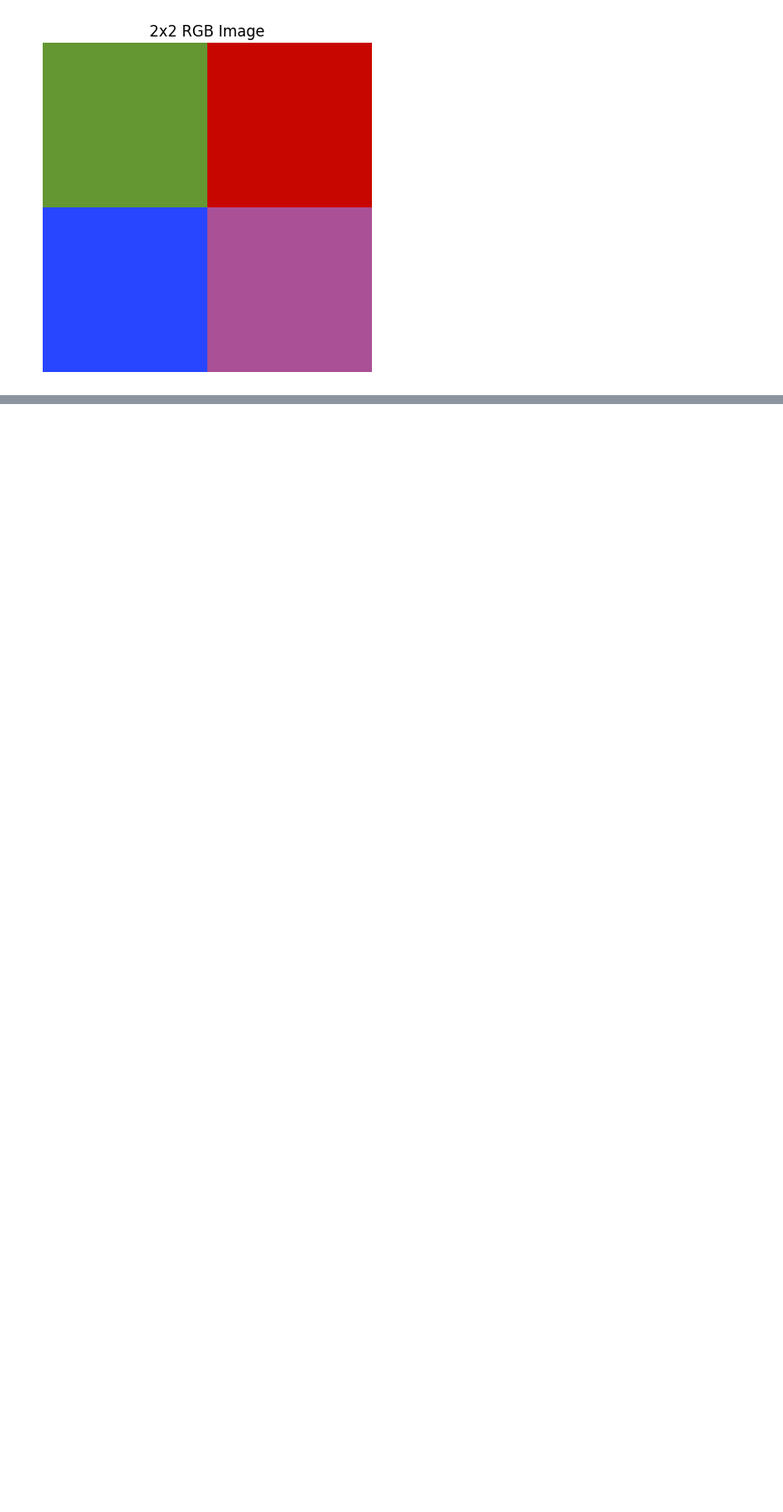
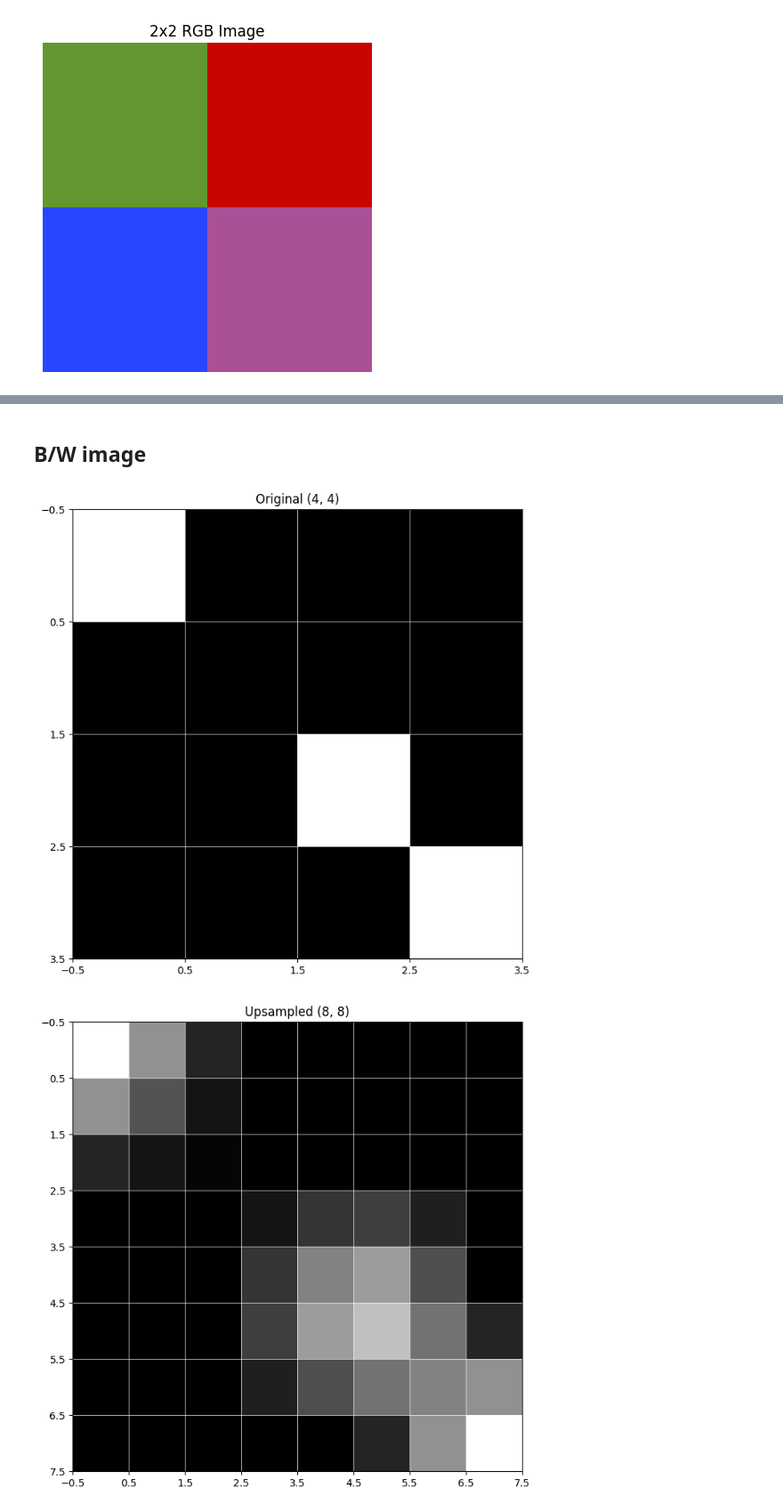
Before and after one commit to kruthi-sb/yolov5_from_scratch, a Jupyter notebook: experiment.ipynb, the cells around one changed output, grey strips where cells are left out. Shown at 89% size. Drawn from its saved outputs; the diff is of its cells as text; code cells hidden in the pictures; blank space fills up the shorter version.

```diff
--- a/experiment.ipynb
+++ b/experiment.ipynb
@@ -26,16 +28,3 @@ plt.title('2x2 RGB Image')
 plt.show()
 # %% [output]
 [figure]
-# %%
-# function to visualize tensors
-
-def plot_tensor(input):
-    # Convert to numpy and prepare for visualization
-    image = input.squeeze(0)  # Remove batch dimension
-    image = image.permute(1, 2, 0)  # Change to HxWxC format
-    image = image.numpy()  # Convert to numpy array
-
-    # Display the image
-    plt.imshow(image)
-    plt.axis('off')  # Hide axes
-    plt.show()
@@ -80,13 +109,0 @@ input:  tensor([[[[1.0000e+00, 2.0000e+00, 3.0000e+00,  ..., 2.8000e+01,
-# %%
-# VISUALIZE INTERPOLATION
-
-import matplotlib.pyplot as plt
-
-def plot_tensor(tensor):
-    """
-    plots the visual representation of a tensor.
-    """
-    plt.imshow(tensor.view(tensor.shape[-2], tensor.shape[-1]).numpy(), cmap='gray')
-    plt.show()
-
-plot_tensor(input)
@@ -94,0 +114,13 @@ RuntimeError: shape '[2, 2]' is invalid for input of size 12
+# %% [markdown]
+## B/W image
+# %%
+# BILINEAR INTERPOLATION
+plot_tensor(input, "Original")
+
+# Upsample with very large scaling
+bilinear_ = nn.Upsample(scale_factor=2, mode='bilinear', align_corners=True)
+res = bilinear_(input)
+plot_tensor(res, "Upsampled")
+# %% [output]
+[figure, added]
+[figure, added]
```
Also changed, not shown: parts of 20 cells of this notebook, 2 other files.
